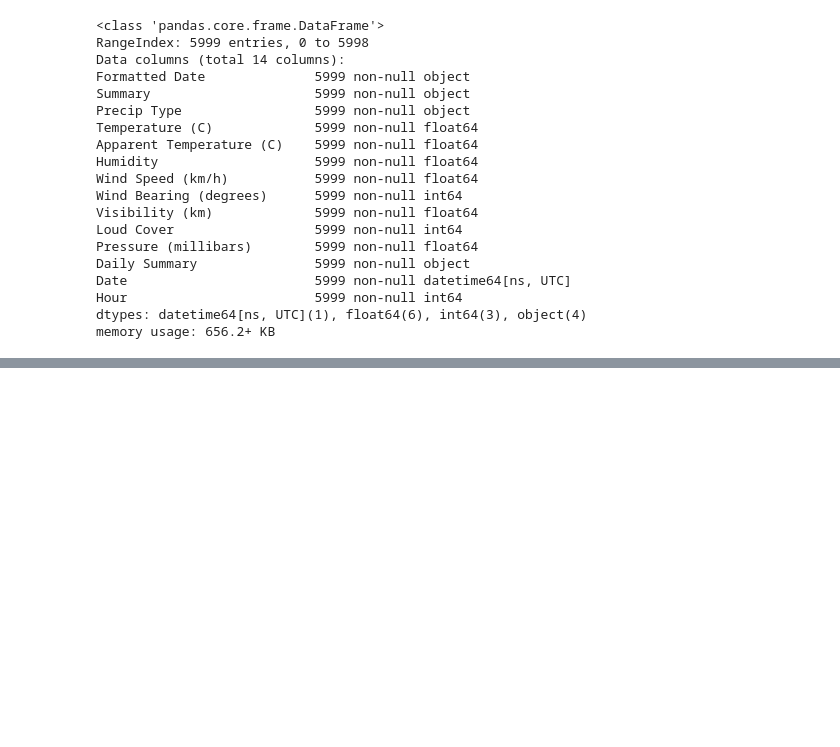
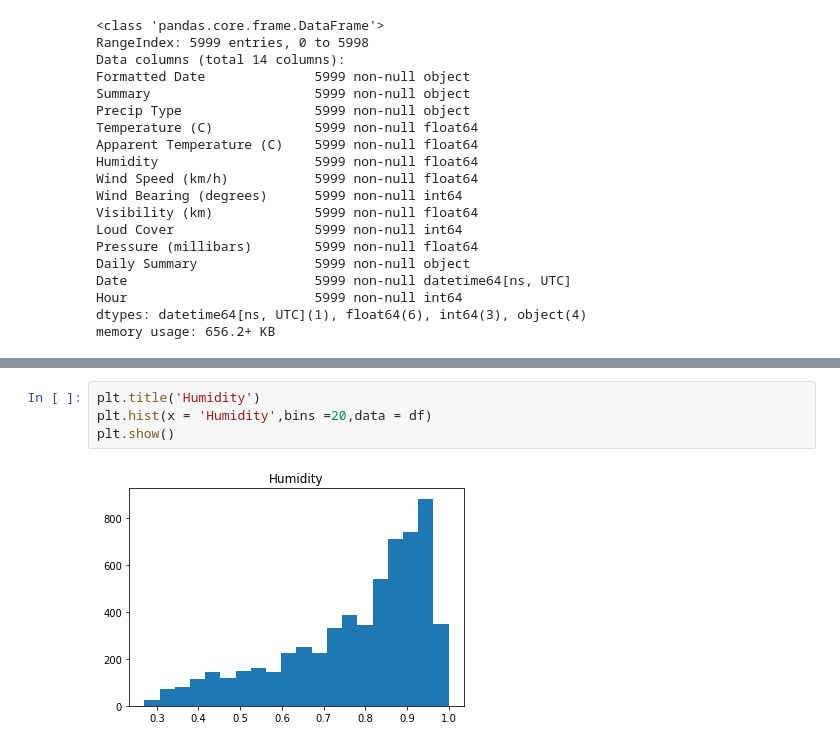
Before and after one commit to smartysam9821/DS, a Jupyter notebook: EDA_App_Temp.ipynb, the cells around one changed output, grey strips where cells are left out. Drawn from its saved outputs; the diff is of its cells as text; blank space fills up the shorter version.

```diff
--- a/EDA_App_Temp.ipynb
+++ b/EDA_App_Temp.ipynb
@@ -129,0 +181,6 @@ Passing one of 'on', 'true', 'off', 'false' as a boolean is deprecated; use an a
+# %%
+plt.title('Humidity')
+plt.hist(x = 'Humidity',bins =20,data = df)
+plt.show()
+# %% [output]
+[figure, added]
```
Also changed, not shown: parts of 22 cells of this notebook.
